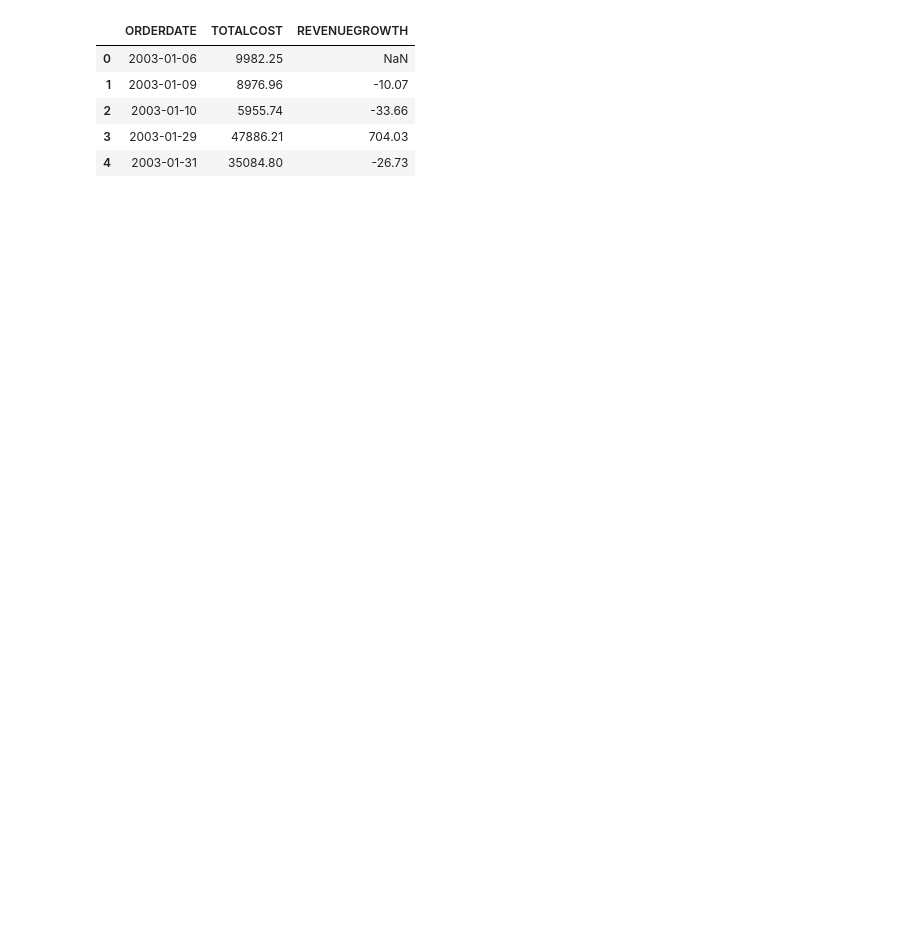
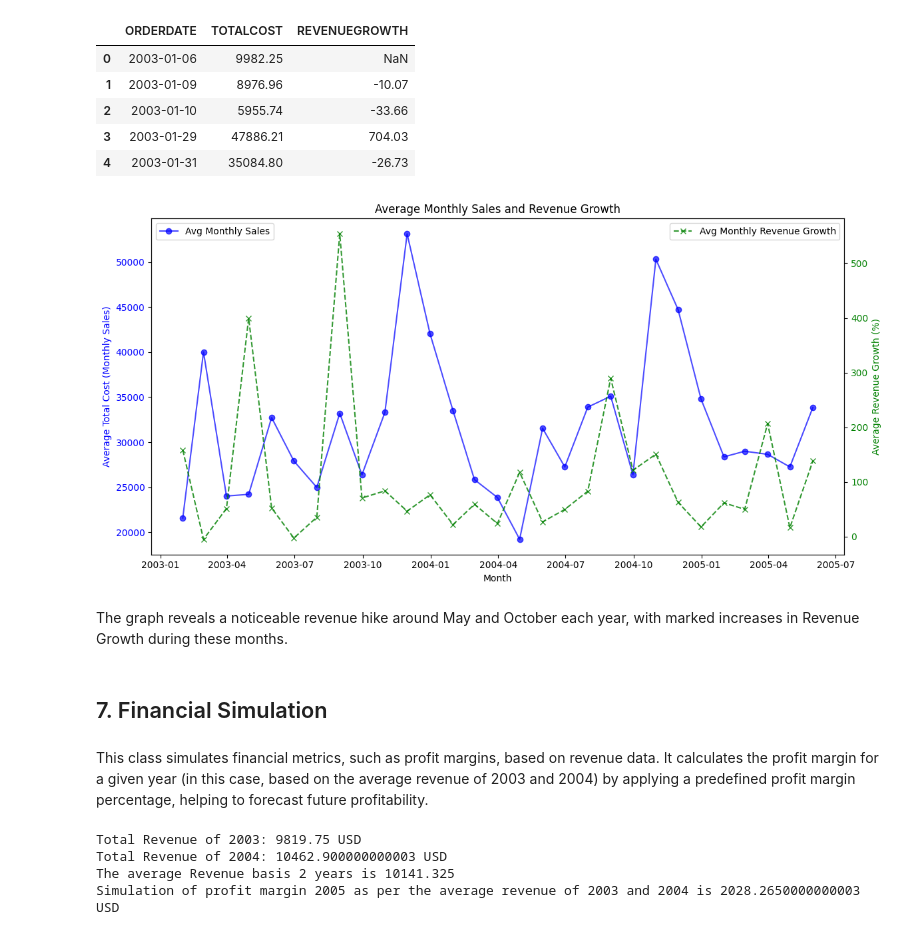
Before and after one commit to Usashiroy/biztools-Iterator-Based-Analytics-for-Scalable-Business-Intelligence, a Jupyter notebook: Biztools on Sales data/biztools on sales data.ipynb, the cells around one changed output. Cells and saved outputs as stored; diff of their text form; code cells hidden in the pictures; blank space fills up the shorter version.

```diff
--- a/Biztools on Sales data/biztools on sales data.ipynb
+++ b/Biztools on Sales data/biztools on sales data.ipynb
@@ -209,3 +308,49 @@ total_revenue[['ORDERDATE', 'TOTALCOST', 'REVENUEGROWTH']].head()
 | 2 | 2003-01-10 | 5955.74 | -33.66 |
 | 3 | 2003-01-29 | 47886.21 | 704.03 |
 | 4 | 2003-01-31 | 35084.80 | -26.73 |
+# %%
+# Aggregate data to monthly averages
+monthly_data = daily_sales.set_index('ORDERDATE').resample('M').mean()
+monthly_data['REVENUEGROWTH'] = total_revenue.set_index('ORDERDATE')['REVENUEGROWTH'].resample('M').mean()
+
+# Prepare the data for visualization
+months = monthly_data.index
+avg_total_cost = monthly_data['TOTALCOST']
+avg_revenue_growth = monthly_data['REVENUEGROWTH']
+
+# Create the figure and axis
+fig, ax1 = plt.subplots(figsize=(12, 6))
+
+# Plot Average Monthly Total Cost on the first axis
+ax1.set_xlabel('Month')
+ax1.set_ylabel('Average Total Cost (Monthly Sales)', color='blue')
+ax1.plot(months, avg_total_cost, color='blue', label='Avg Monthly Sales', marker='o', alpha=0.7)
+ax1.tick_params(axis='y', labelcolor='blue')
+
+# Create a twin axis for average monthly revenue growth
+ax2 = ax1.twinx()
+ax2.set_ylabel('Average Revenue Growth (%)', color='green')
+ax2.plot(months, avg_revenue_growth, color='green', label='Avg Monthly Revenue Growth', linestyle='--', marker='x', alpha=0.8)
+ax2.tick_params(axis='y', labelcolor='green')
+
+# Title and layout adjustments
+plt.title('Average Monthly Sales and Revenue Growth')
+fig.tight_layout()
+
+# Add legends for better readability
+ax1.legend(loc='upper left')
+ax2.legend(loc='upper right')
+
+# Rotate x-axis labels for readability
+plt.xticks(rotation=45)
+
+# Display the plot
+plt.show()
+# %% [output]
+[figure, added]
+# %% [markdown]
+The graph reveals a noticeable revenue hike around May and October each year, with marked increases in Revenue Growth during these months.
+# %% [markdown]
+## 7. Financial Simulation
+# %% [markdown]
+This class simulates financial metrics, such as profit margins, based on revenue data. It calculates the profit margin for a given year (in this case, based on the average revenue of 2003 and 2004) by applying a predefined profit margin percentage, helping to forecast future profitability.
@@ -211,0 +364,22 @@ total_revenue[['ORDERDATE', 'TOTALCOST', 'REVENUEGROWTH']].head()
+# %%
+revenue_growth_03 = [x for x in rev_03 if not pd.isna(x)]
+revenue_growth_04 = [x for x in rev_04 if not pd.isna(x)]
+
+total_sum_revenue_03 = IterableStatistics.iterable_sum(revenue_growth_03)
+total_sum_revenue_04 = IterableStatistics.iterable_sum(revenue_growth_04)
+print(f"Total Revenue of 2003: {total_sum_revenue_03} USD")
+print(f"Total Revenue of 2004: {total_sum_revenue_04} USD")
+
+avg_revenue_2yrs, med_revenue_2yrs = IterableStatistics.iterable_mean_median([total_sum_revenue_03,total_sum_revenue_04])
+print(f"The average Revenue basis 2 years is {avg_revenue_2yrs}")
+
+# Simulate profit margin
+profit = FinancialSimulation.simulate_profit_margin(
+    revenue=avg_revenue_2yrs, profit_margin_percentage=0.2
+)
+print(f"Simulation of profit margin 2005 as per the average revenue of 2003 and 2004 is {profit} USD")
+# %% [output]
+Total Revenue of 2003: 9819.75 USD
+Total Revenue of 2004: 10462.900000000003 USD
+The average Revenue basis 2 years is 10141.325
+Simulation of profit margin 2005 as per the average revenue of 2003 and 2004 is 2028.2650000000003 USD
```
Also changed, not shown: parts of 17 cells of this notebook, 5 other files.
